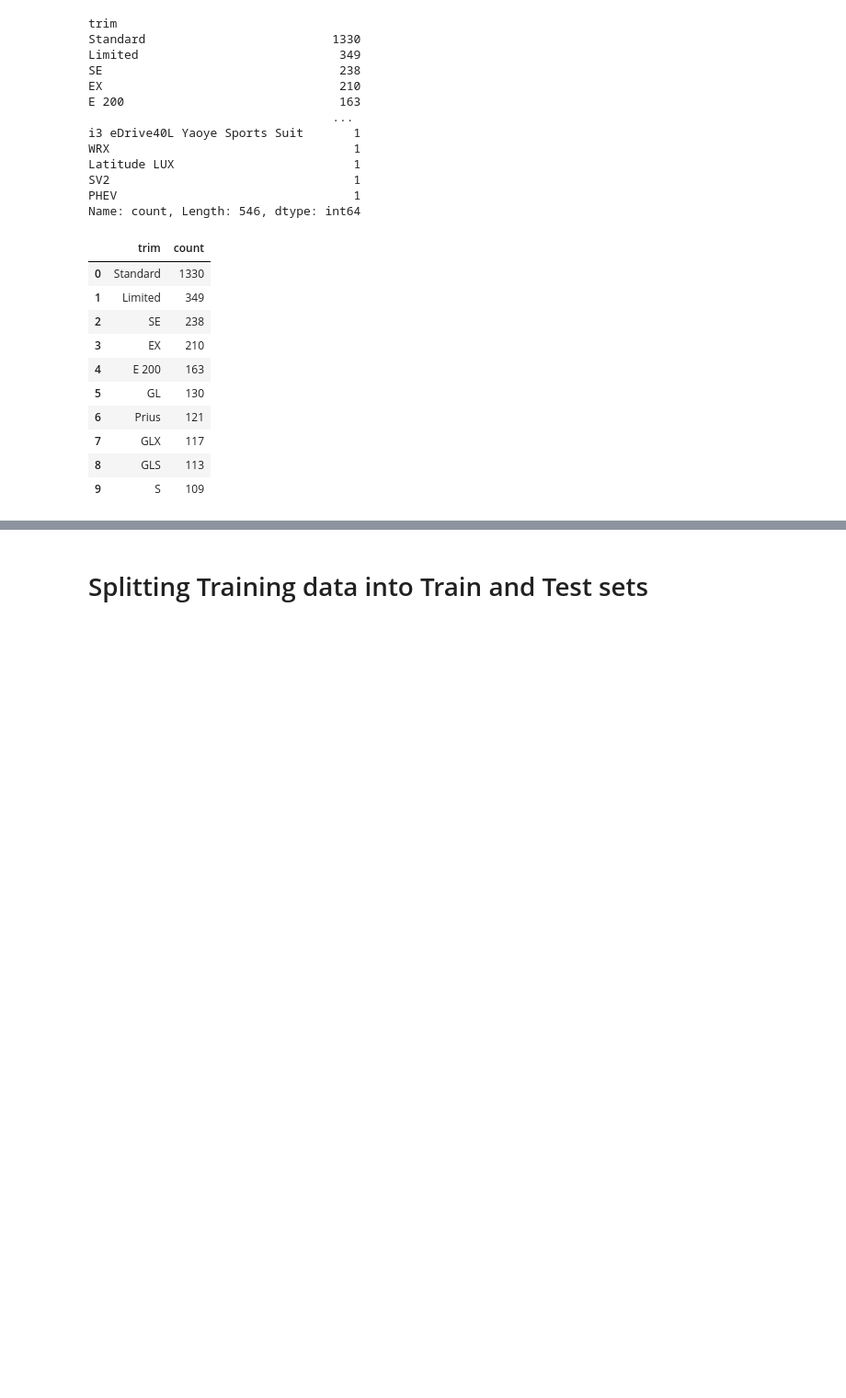
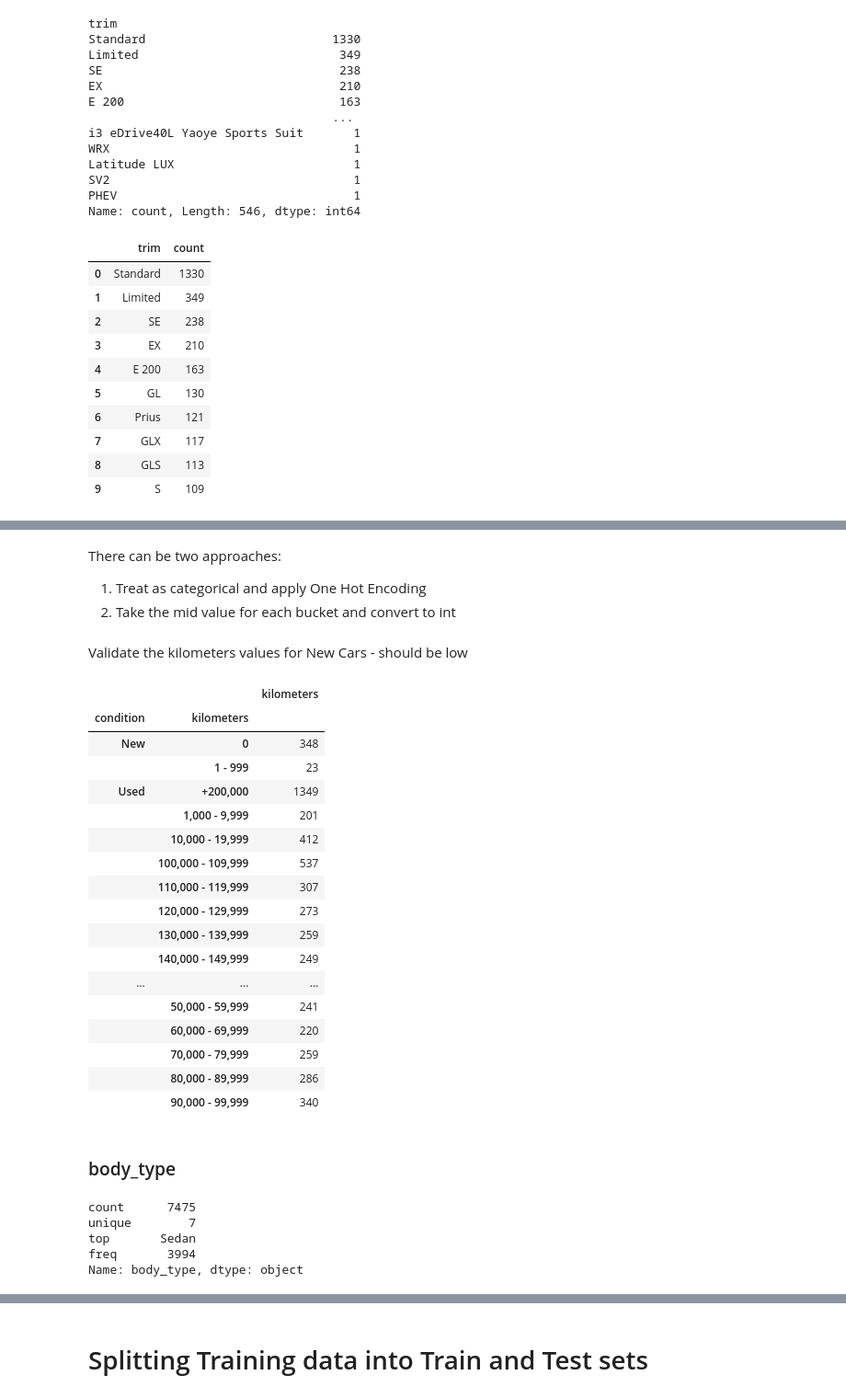
Before and after one commit to abhaykukade/Car-Price-Prediction, a Jupyter notebook: main.ipynb, the cells around one changed output, grey strips where cells are left out. Shown: that part at 92% size. Cells and saved outputs as stored; diff of their text form; code cells hidden in the pictures; blank space fills up the shorter version.

```diff
--- a/main.ipynb
+++ b/main.ipynb
@@ -309,0 +403,40 @@ train_csv['trim'].value_counts().reset_index()[:10]
+# %% [markdown]
+There can be two approaches:
+1. Treat as categorical and apply One Hot Encoding
+2. Take the mid value for each bucket and convert to int
+# %% [markdown]
+Validate the kilometers values for New Cars - should be low
+# %%
+df = train_csv[['condition', 'kilometers']].groupby(['condition', 'kilometers']).agg({
+    'kilometers': 'count'
+})
+df
+# %% [output]
+|  |  | kilometers |
+| condition | kilometers |  |
+| New | 0 | 348 |
+|  | 1 - 999 | 23 |
+| Used | +200,000 | 1349 |
+|  | 1,000 - 9,999 | 201 |
+|  | 10,000 - 19,999 | 412 |
+|  | 100,000 - 109,999 | 537 |
+|  | 110,000 - 119,999 | 307 |
+|  | 120,000 - 129,999 | 273 |
+|  | 130,000 - 139,999 | 259 |
+|  | 140,000 - 149,999 | 249 |
+| ... | ... | ... |
+|  | 50,000 - 59,999 | 241 |
+|  | 60,000 - 69,999 | 220 |
+|  | 70,000 - 79,999 | 259 |
+|  | 80,000 - 89,999 | 286 |
+|  | 90,000 - 99,999 | 340 |
+# %% [markdown]
+### body_type
+# %%
+train_csv['body_type'].describe()
+# %% [output]
+count      7475
+unique        7
+top       Sedan
+freq       3994
+Name: body_type, dtype: object
```
Also changed, not shown: parts of 71 cells of this notebook.
